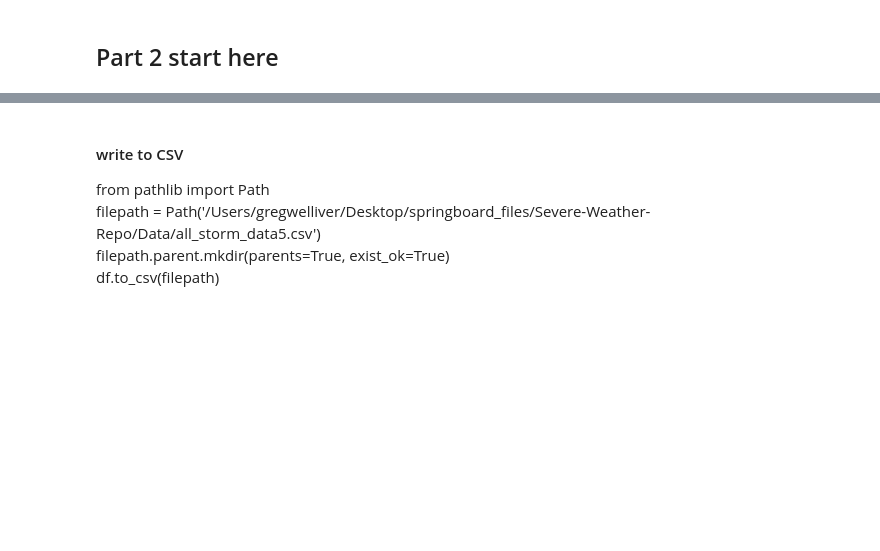
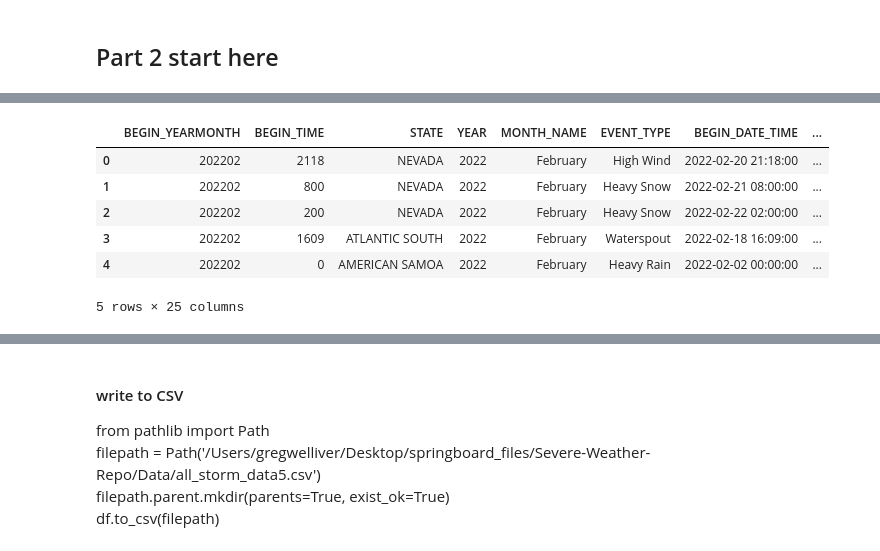
Before and after one commit to topgreg/Severe-Weather-Repo, a Jupyter notebook: Notebooks/SWC - Data Collection & Wrangling.ipynb, the cells around one changed output, grey strips where cells are left out. Saved outputs shown, nothing was run; the diff lists cells and outputs as text; code cells hidden in the pictures; blank space fills up the shorter version.

```diff
--- a/Notebooks/SWC - Data Collection & Wrangling.ipynb
+++ b/Notebooks/SWC - Data Collection & Wrangling.ipynb
@@ -217,0 +254,10 @@ df['BEGIN_LAT'] = df['BEGIN_LAT'].astype(float)
+# %%
+df.head()
+# %% [output]
+|  | BEGIN_YEARMONTH | BEGIN_TIME | STATE | YEAR | MONTH_NAME | EVENT_TYPE | BEGIN_DATE_TIME | ... |
+| 0 | 202202 | 2118 | NEVADA | 2022 | February | High Wind | 2022-02-20 21:18:00 | ... |
+| 1 | 202202 | 800 | NEVADA | 2022 | February | Heavy Snow | 2022-02-21 08:00:00 | ... |
+| 2 | 202202 | 200 | NEVADA | 2022 | February | Heavy Snow | 2022-02-22 02:00:00 | ... |
+| 3 | 202202 | 1609 | ATLANTIC SOUTH | 2022 | February | Waterspout | 2022-02-18 16:09:00 | ... |
+| 4 | 202202 | 0 | AMERICAN SAMOA | 2022 | February | Heavy Rain | 2022-02-02 00:00:00 | ... |
+5 rows × 25 columns
```
Also changed, not shown: parts of 76 cells of this notebook.
